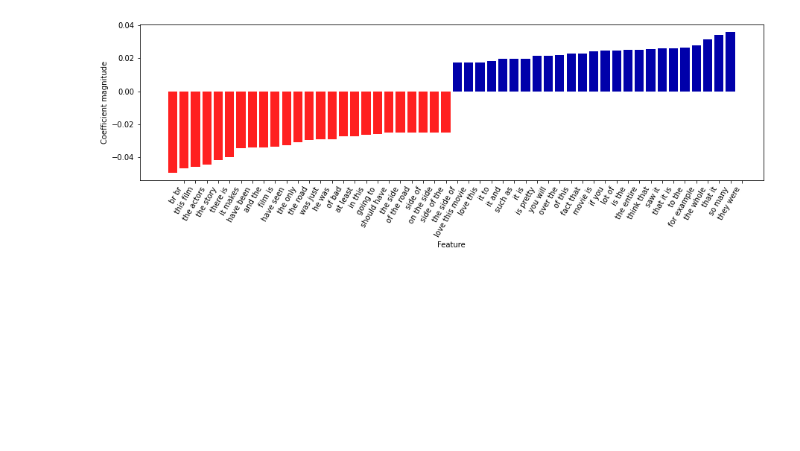
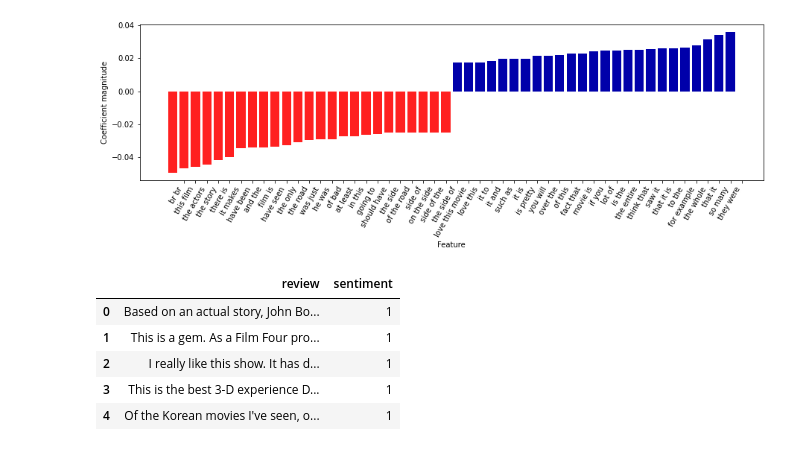
Before and after one commit to gzlupko/gr5073_ML, a Jupyter notebook: lecture_code/text_analysis_sklearn.ipynb, the cells around one changed output. Drawn from its saved outputs; the diff is of its cells as text; code cells hidden in the pictures; blank space fills up the shorter version.

```diff
--- a/lecture_code/text_analysis_sklearn.ipynb
+++ b/lecture_code/text_analysis_sklearn.ipynb
@@ -498,3 +506,12 @@ feature_names = vect.get_feature_names_out()
 visualize_coefficients(coefs, feature_names, n_top_features=25)
 # %% [output]
 [figure]
+# %%
+df.head()
+# %% [output]
+|  | review | sentiment |
+| 0 | Based on an actual story, John Bo... | 1 |
+| 1 | This is a gem. As a Film Four pro... | 1 |
+| 2 | I really like this show. It has d... | 1 |
+| 3 | This is the best 3-D experience D... | 1 |
+| 4 | Of the Korean movies I've seen, o... | 1 |
```
Also changed, not shown: parts of 24 cells of this notebook.
